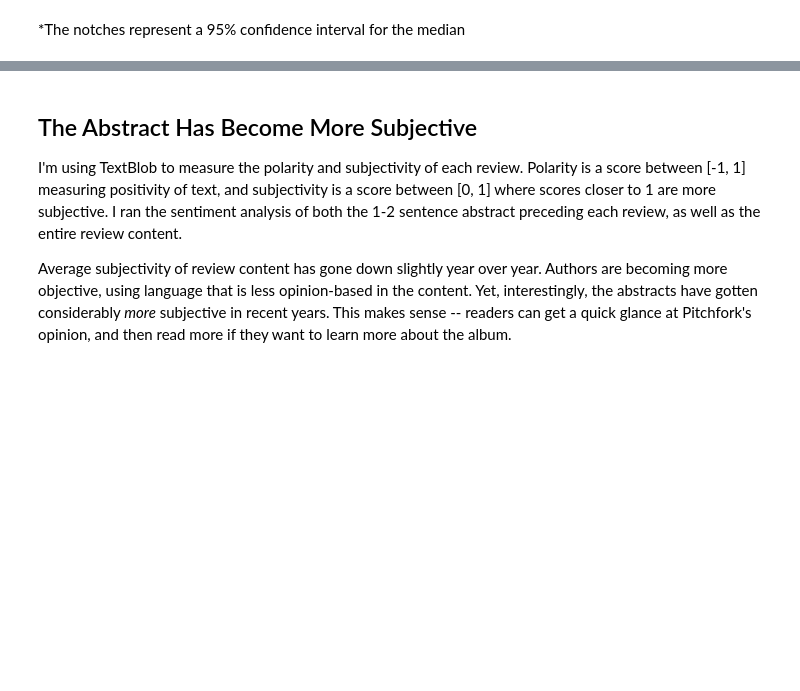
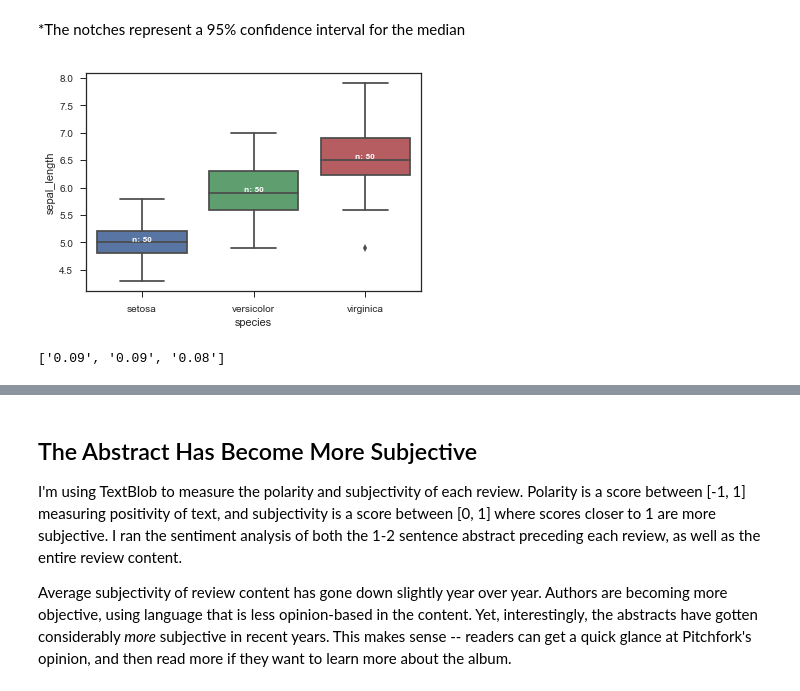
Before and after one commit to andrewjbashford/GalvanizeCapstone, a Jupyter notebook: Abstract and Content Analysis.ipynb, the cells around one changed output, grey strips where cells are left out. Cells and saved outputs as stored; diff of their text form; code cells hidden in the pictures; blank space fills up the shorter version.

```diff
--- a/Abstract and Content Analysis.ipynb
+++ b/Abstract and Content Analysis.ipynb
@@ -45,3 +45,25 @@ plt.show()
 ## Reviews have a smaller proportion of adjectives and adverbs.
 # %% [markdown]
 *The notches represent a 95% confidence interval for the median
+# %%
+# library & dataset
+import seaborn as sns, numpy as np
+df = sns.load_dataset("iris")
+
+ax = sns.boxplot(x="species", y="sepal_length", data=df)
+
+# Calculate number of obs per group & median to position labels
+medians = df.groupby(['species'])['sepal_length'].median().values
+nobs = df['species'].value_counts().values
+nobs = [str(x) for x in nobs.tolist()]
+nobs = ["n: " + i for i in nobs]
+
+# Add it to the plot
+pos = range(len(nobs))
+for tick,label in zip(pos,ax.get_xticklabels()):
+    ax.text(pos[tick], medians[tick] + 0.03, nobs[tick],
+            horizontalalignment='center', size='x-small', color='w', weight='semibold')
+
+plt.show()
+# %% [output]
+[figure, added]
@@ -47,0 +72,4 @@ plt.show()
+# %%
+median_labels
+# %% [output]
+['0.09', '0.09', '0.08']
```
Also changed, not shown: parts of 8 cells of this notebook, 21 other files.
